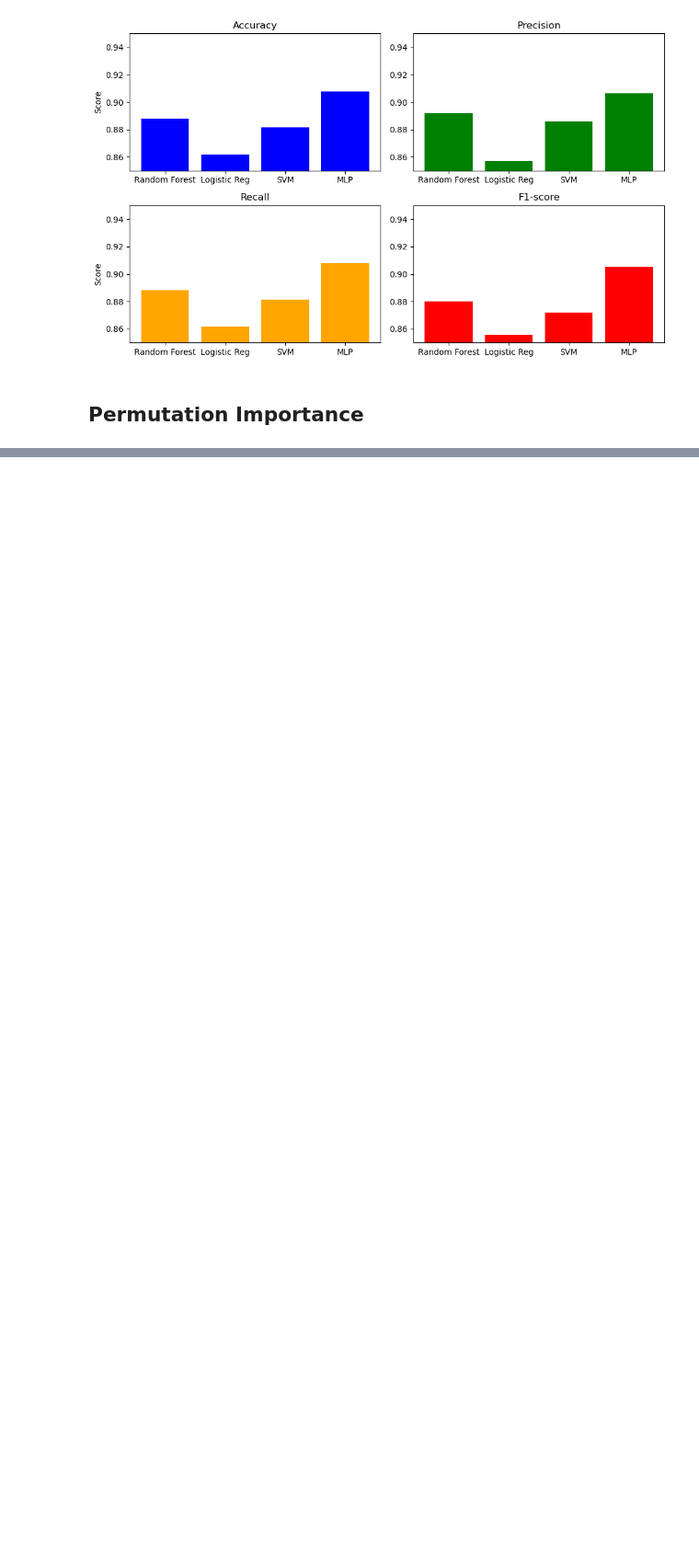
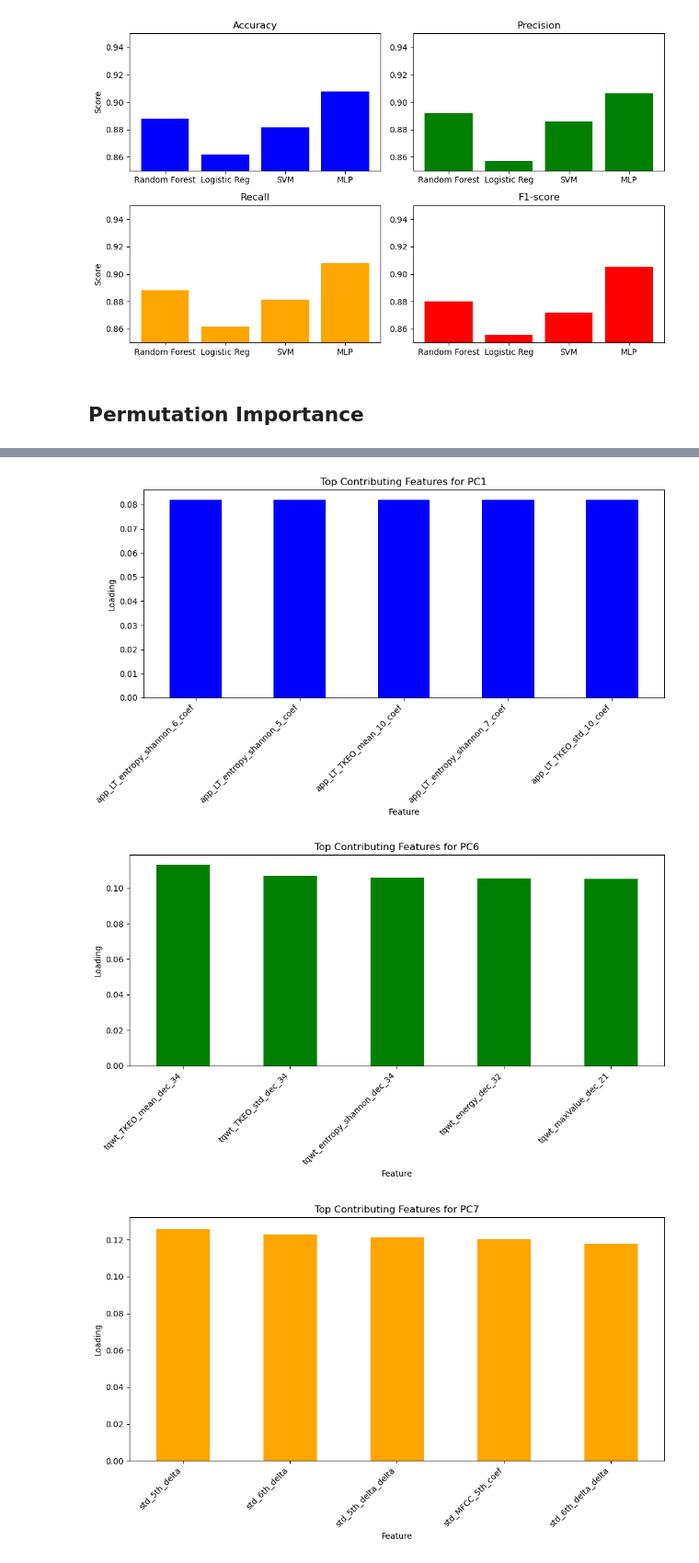
Before and after one commit to DaveMelkani/QTM347_ML_Project, a Jupyter notebook: final_project_347.ipynb, the cells around one changed output, grey strips where cells are left out. Shown at 92% size. Drawn from its saved outputs; the diff is of its cells as text; code cells hidden in the pictures; blank space fills up the shorter version.

```diff
--- a/final_project_347.ipynb
+++ b/final_project_347.ipynb
@@ -816,0 +534,35 @@ plt.show()
+# %%
+pc1_features = pc1_sorted_loadings.head()
+pc6_features = pc6_sorted_loadings.head()
+pc7_features = pc7_sorted_loadings.head()
+
+plt.figure(figsize=(10, 6))
+pc1_features.plot(kind='bar', color='blue')
+plt.title('Top Contributing Features for PC1')
+plt.xlabel('Feature')
+plt.ylabel('Loading')
+plt.xticks(rotation=45, ha='right')
+plt.tight_layout()
+plt.show()
+
+plt.figure(figsize=(10, 6))
+pc6_features.plot(kind='bar', color='green')
+plt.title('Top Contributing Features for PC6')
+plt.xlabel('Feature')
+plt.ylabel('Loading')
+plt.xticks(rotation=45, ha='right')
+plt.tight_layout()
+plt.show()
+
+plt.figure(figsize=(10, 6))
+pc7_features.plot(kind='bar', color='orange')
+plt.title('Top Contributing Features for PC7')
+plt.xlabel('Feature')
+plt.ylabel('Loading')
+plt.xticks(rotation=45, ha='right')
+plt.tight_layout()
+plt.show()
+# %% [output]
+[figure, added]
+[figure, added]
+[figure, added]
```
Also changed, not shown: parts of 35 cells of this notebook, 2 other files.
